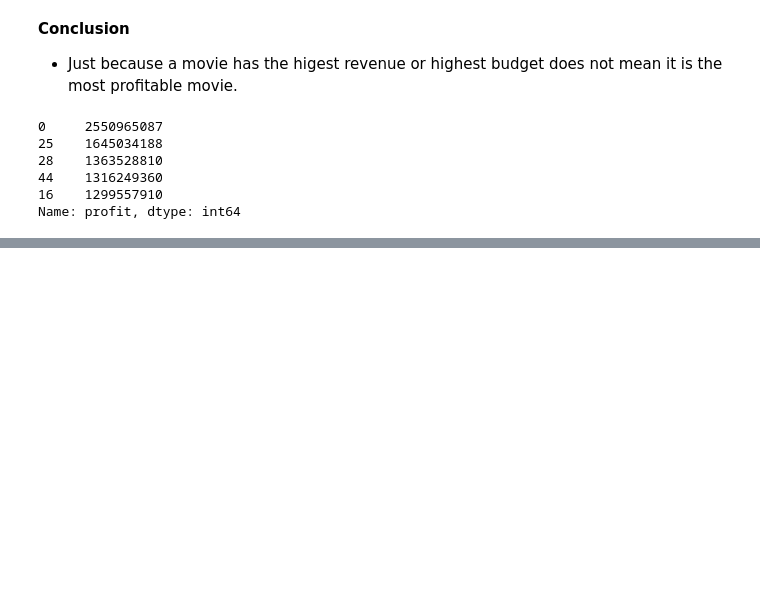
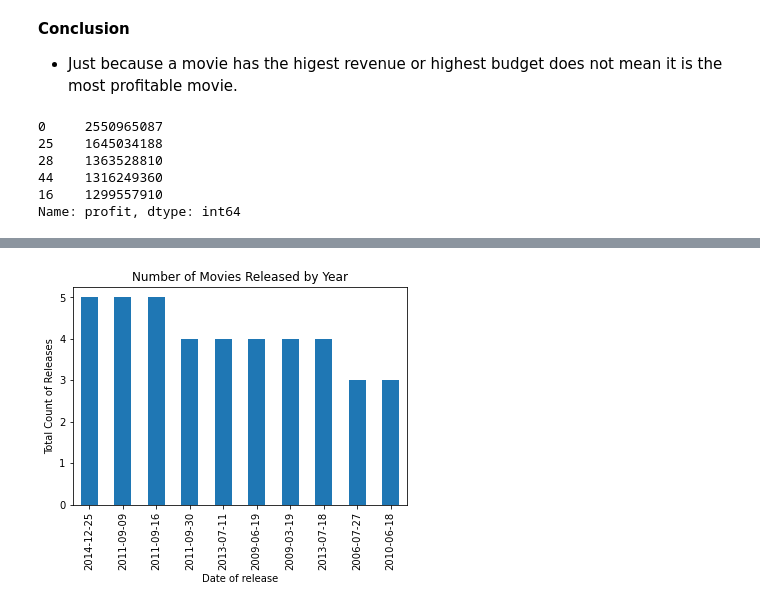
Before and after one commit to HunterKane/Project-2---Movie-Analysis-Udacity, a Jupyter notebook: Project 2 - IMBD Data Analysis .ipynb, the cells around one changed output, grey strips where cells are left out. Cells and saved outputs as stored; diff of their text form; code cells hidden in the pictures; blank space fills up the shorter version.

```diff
--- a/Project 2 - IMBD Data Analysis .ipynb
+++ b/Project 2 - IMBD Data Analysis .ipynb
@@ -205,0 +295,9 @@ Name: profit, dtype: int64
+# %%
+release_date_count = movie_df.release_date.value_counts().head(10)
+# %%
+release_date_count.plot.bar()
+plt.xlabel('Date of release')
+plt.ylabel('Total Count of Releases')
+plt.title('Number of Movies Released by Year');
+# %% [output]
+[figure, added]
```
Also changed, not shown: parts of 16 cells of this notebook.
